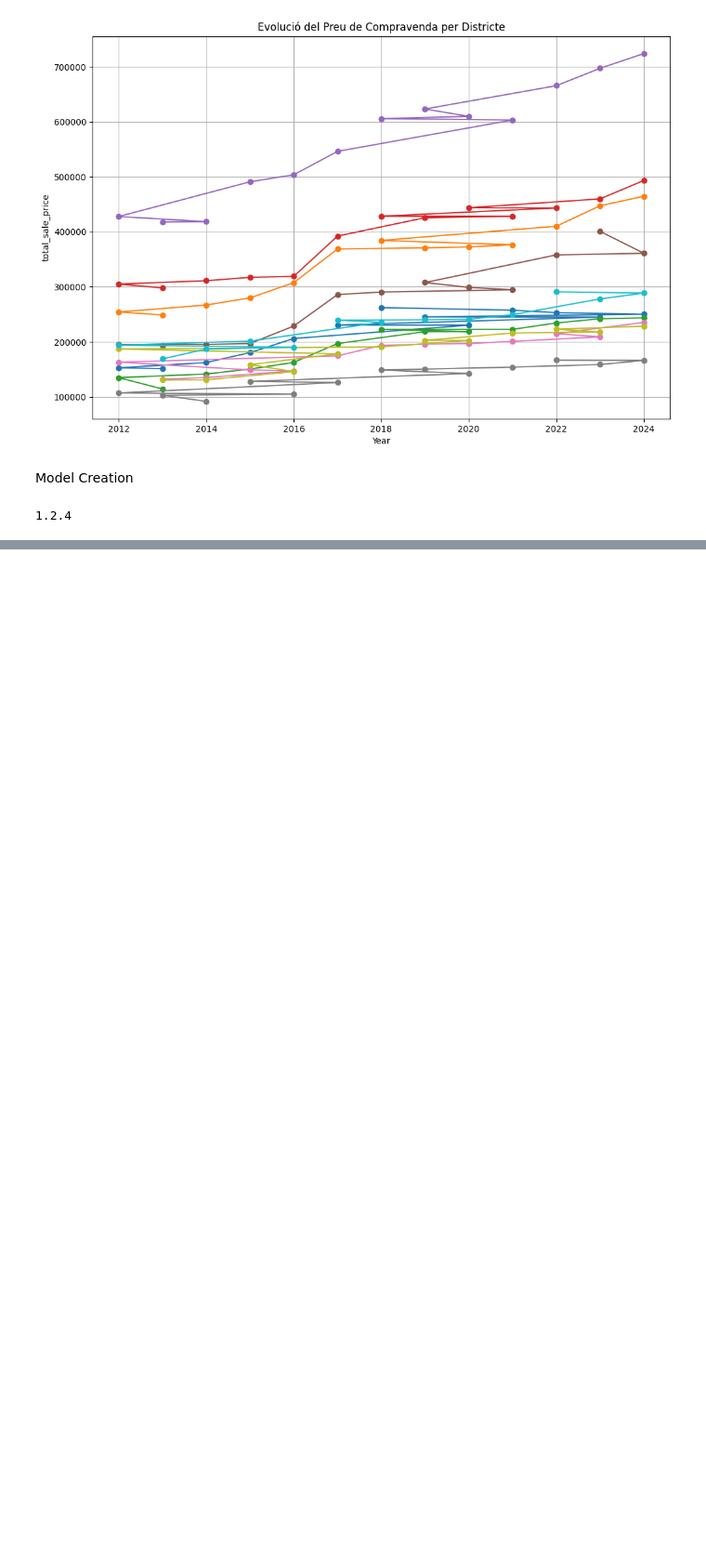
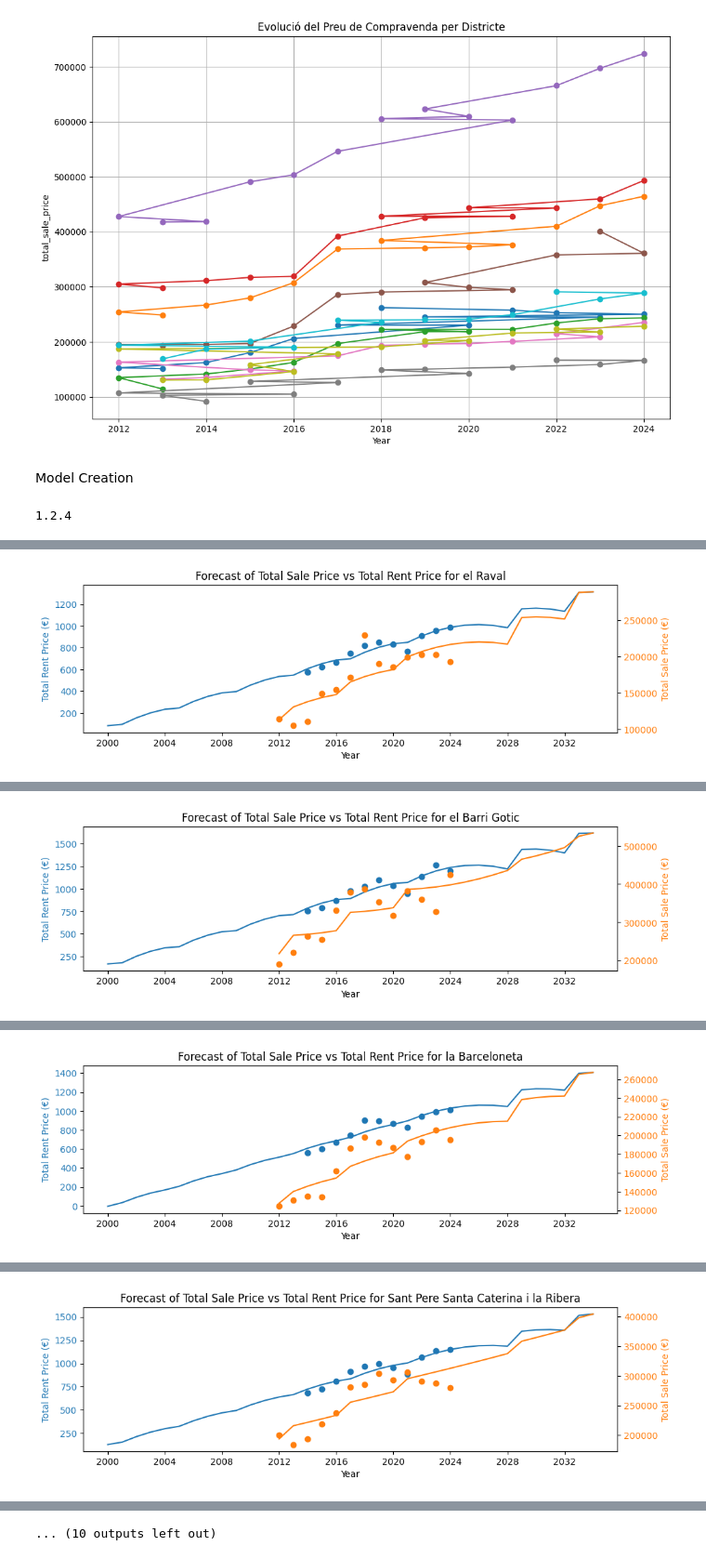
Before and after one commit to pdpau/catalan-realestate-price-prediction, a Jupyter notebook: src/model_opcio2_pisos_barcelona.ipynb, the cells around one changed output, grey strips where cells are left out. Shown at 93% size. Drawn from its saved outputs; the diff is of its cells as text; code cells hidden in the pictures; blank space fills up the shorter version.

```diff
--- a/src/model_opcio2_pisos_barcelona.ipynb
+++ b/src/model_opcio2_pisos_barcelona.ipynb
@@ -365,0 +341,21 @@ plt.show()
+# %%
+# Get unique barris
+barris = lloguer_df[lloguer_df['Tipus de territori'] == 'Barri']['Territori'].unique()
+
+# Loop through each barri and plot forecasts
+for barri in barris:
+    # Filter data for the current barri
+    barri_rent_df = lloguer_df[(lloguer_df['Tipus de territori'] == 'Barri') & (lloguer_df['Territori'] == barri)]
+    barri_sale_df = compraventa_df[(compraventa_df['Tipus de territori'] == 'Barri') & (compraventa_df['Territori'] == barri)]
+
+    # Prepare data for Prophet
+    barri_rent_data = prepare_data(barri_rent_df, 'total_rent_price')
+    barri_sale_data = prepare_data(barri_sale_df, 'total_sale_price')
+
+    # Train and predict using Prophet
+    model_rent, forecast_rent = train_and_predict(barri_rent_data, periods=10)
+    model_sale, forecast_sale = train_and_predict(barri_sale_data, periods=10)
+
+    # Plot the forecasts with dual y-axes
+    plot_forecast_dual_y(model_rent, forecast_rent, barri_rent_data, model_sale, forecast_sale, barri_sale_data, f'Forecast of Total Sale Price vs Total Rent Price for {barri}')
+# %% [output]
@@ -365,0 +366 @@ plt.show()
+[figure, added]
@@ -365,0 +371 @@ plt.show()
+[figure, added]
@@ -365,0 +376 @@ plt.show()
+[figure, added]
@@ -365,0 +381 @@ plt.show()
+[figure, added]
@@ -366 +392,2 @@ plt.show()
+... (10 outputs left out)
 # %%
```
Also changed, not shown: parts of 11 cells of this notebook, 3 other files.
